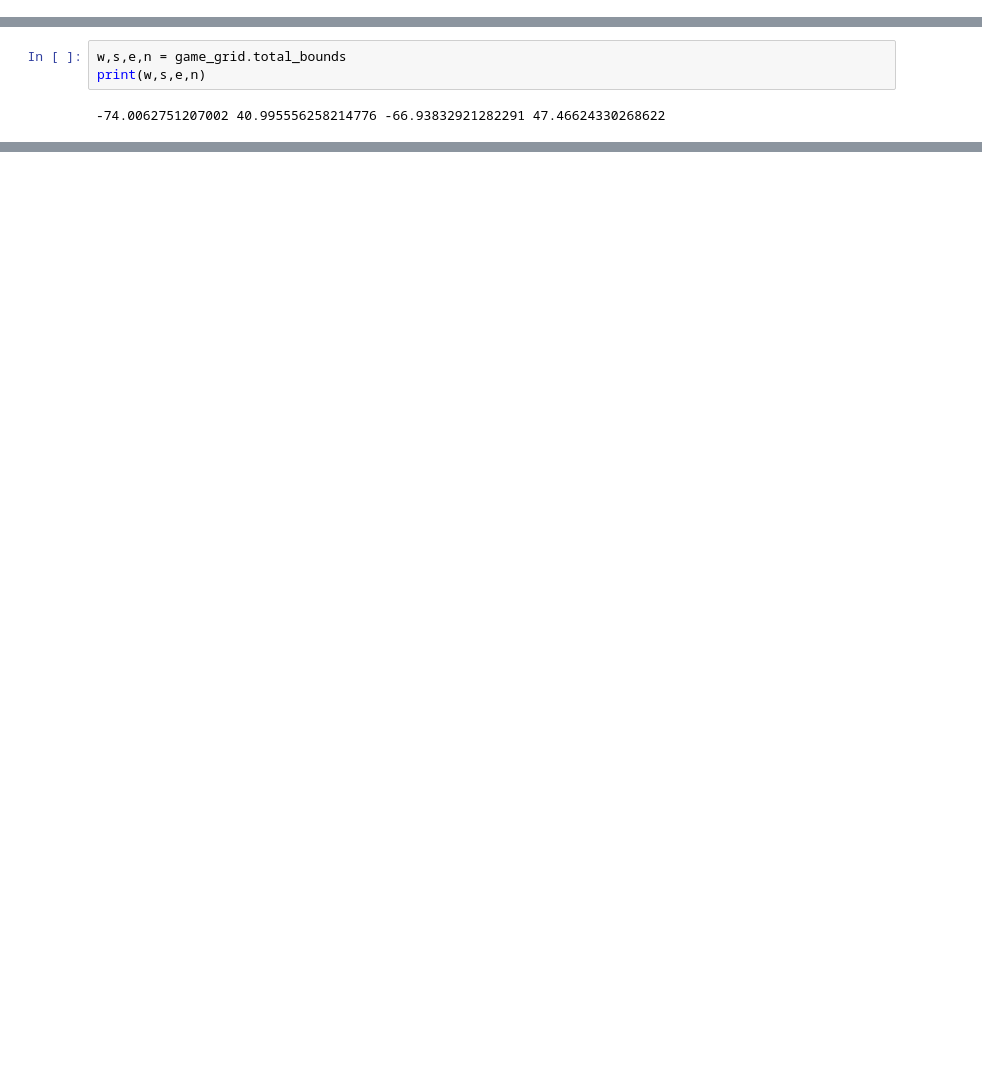
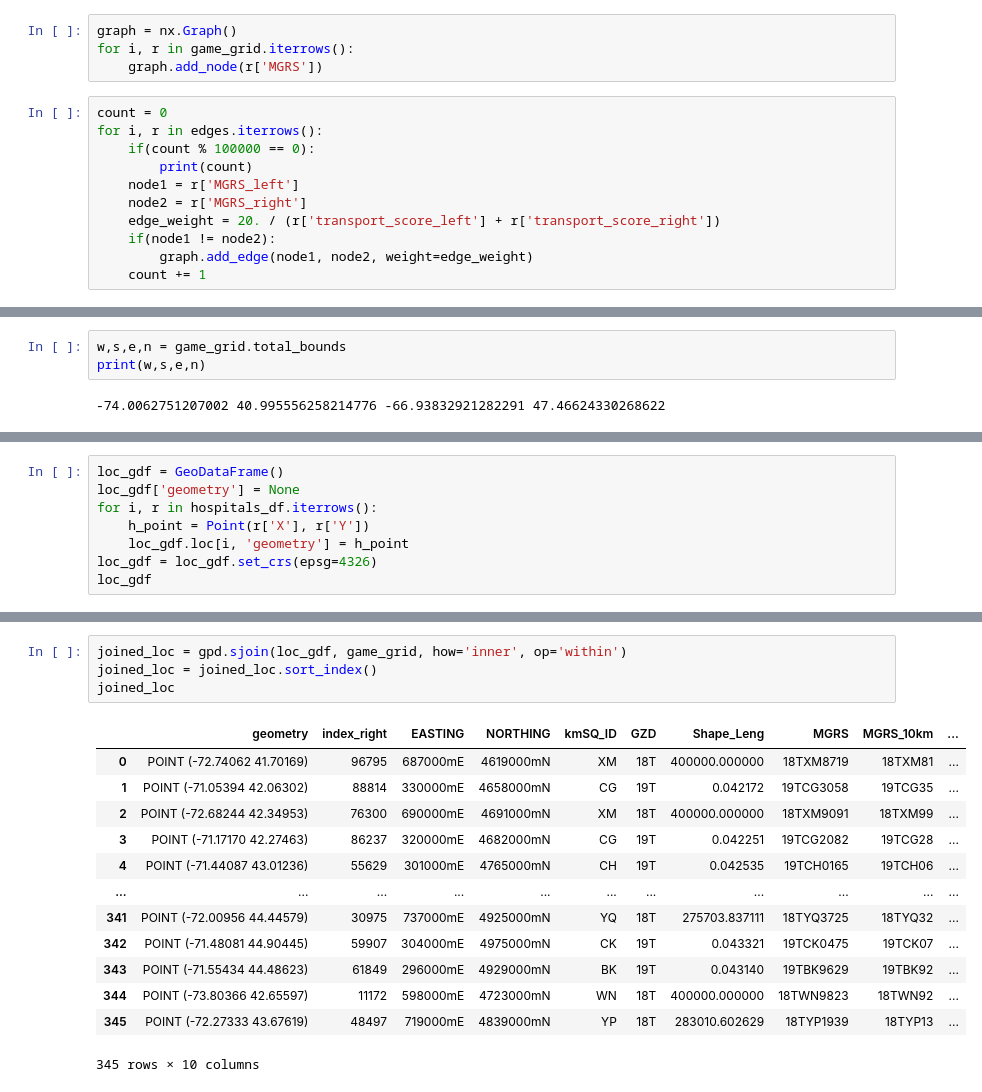
Before and after one commit to Alex967CW/remote-sensing-final, a Jupyter notebook: final_exercise_reference.ipynb, the cells around one changed output, grey strips where cells are left out. Cells and saved outputs as stored; diff of their text form; blank space fills up the shorter version.

Commit message:
generated graph

```diff
--- a/final_exercise_reference.ipynb
+++ b/final_exercise_reference.ipynb
@@ -104,0 +104,15 @@ game_grid.plot(column='transport_score', ax=ax)
+# %%
+graph = nx.Graph()
+for i, r in game_grid.iterrows():
+    graph.add_node(r['MGRS'])
+# %%
+count = 0
+for i, r in edges.iterrows():
+    if(count % 100000 == 0):
+        print(count)
+    node1 = r['MGRS_left']
+    node2 = r['MGRS_right']
+    edge_weight = 20. / (r['transport_score_left'] + r['transport_score_right'])
+    if(node1 != node2):
+        graph.add_edge(node1, node2, weight=edge_weight)
+    count += 1
@@ -148,0 +163,8 @@ hospitals_df
+# %%
+loc_gdf = GeoDataFrame()
+loc_gdf['geometry'] = None
+for i, r in hospitals_df.iterrows():
+    h_point = Point(r['X'], r['Y'])
+    loc_gdf.loc[i, 'geometry'] = h_point
+loc_gdf = loc_gdf.set_crs(epsg=4326)
+loc_gdf
@@ -148,0 +185,18 @@ hospitals_df
+# %%
+joined_loc = gpd.sjoin(loc_gdf, game_grid, how='inner', op='within')
+joined_loc = joined_loc.sort_index()
+joined_loc
+# %% [output]
+|  | geometry | index_right | EASTING | NORTHING | kmSQ_ID | GZD | Shape_Leng | MGRS | MGRS_10km | ... |
+| 0 | POINT (-72.74062 41.70169) | 96795 | 687000mE | 4619000mN | XM | 18T | 400000.000000 | 18TXM8719 | 18TXM81 | ... |
+| 1 | POINT (-71.05394 42.06302) | 88814 | 330000mE | 4658000mN | CG | 19T | 0.042172 | 19TCG3058 | 19TCG35 | ... |
+| 2 | POINT (-72.68244 42.34953) | 76300 | 690000mE | 4691000mN | XM | 18T | 400000.000000 | 18TXM9091 | 18TXM99 | ... |
+| 3 | POINT (-71.17170 42.27463) | 86237 | 320000mE | 4682000mN | CG | 19T | 0.042251 | 19TCG2082 | 19TCG28 | ... |
+| 4 | POINT (-71.44087 43.01236) | 55629 | 301000mE | 4765000mN | CH | 19T | 0.042535 | 19TCH0165 | 19TCH06 | ... |
+| ... | ... | ... | ... | ... | ... | ... | ... | ... | ... | ... |
+| 341 | POINT (-72.00956 44.44579) | 30975 | 737000mE | 4925000mN | YQ | 18T | 275703.837111 | 18TYQ3725 | 18TYQ32 | ... |
+| 342 | POINT (-71.48081 44.90445) | 59907 | 304000mE | 4975000mN | CK | 19T | 0.043321 | 19TCK0475 | 19TCK07 | ... |
+| 343 | POINT (-71.55434 44.48623) | 61849 | 296000mE | 4929000mN | BK | 19T | 0.043140 | 19TBK9629 | 19TBK92 | ... |
+| 344 | POINT (-73.80366 42.65597) | 11172 | 598000mE | 4723000mN | WN | 18T | 400000.000000 | 18TWN9823 | 18TWN92 | ... |
+| 345 | POINT (-72.27333 43.67619) | 48497 | 719000mE | 4839000mN | YP | 18T | 283010.602629 | 18TYP1939 | 18TYP13 | ... |
+345 rows × 10 columns
```
Also changed, not shown: parts of 17 cells of this notebook.
